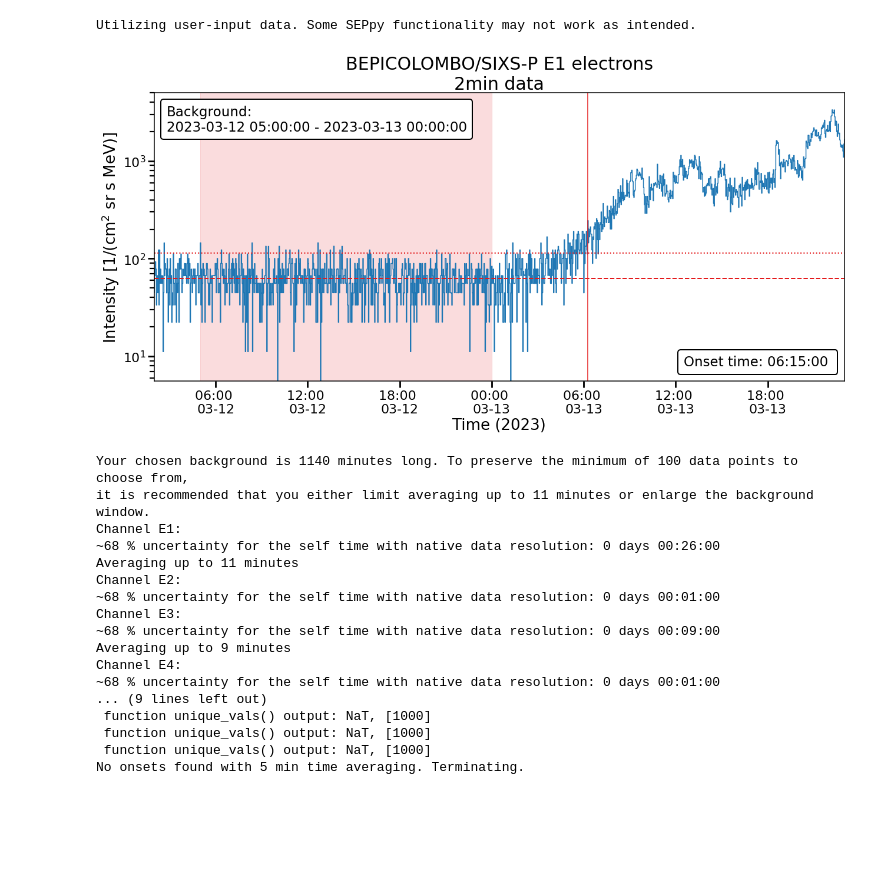
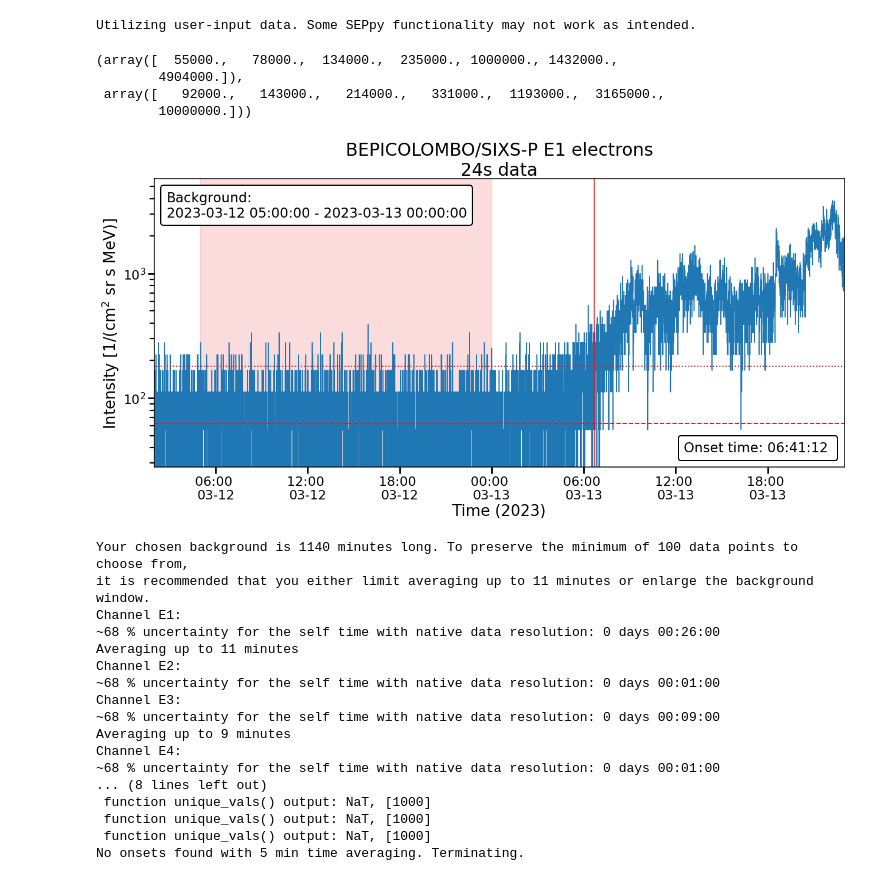
Before and after one commit to Christian-Palmroos/PyOnset, a Jupyter notebook: custom_data_testing.ipynb, the cells around one changed output. Cells and saved outputs as stored; diff of their text form; code cells hidden in the pictures; blank space fills up the shorter version.

```diff
--- a/custom_data_testing.ipynb
+++ b/custom_data_testing.ipynb
@@ -62,0 +52,7 @@ electrons.set_custom_channel_energies(low_bounds=sixs_e_lows, high_bounds=sixs_e
+# %%
+electrons.get_custom_channel_energies()
+# %% [output]
+(array([  55000.,   78000.,  134000.,  235000., 1000000., 1432000.,
+        4904000.]),
+ array([   92000.,   143000.,   214000.,   331000.,  1193000.,  3165000.,
+        10000000.]))
@@ -63,23 +70,25 @@ electrons.set_custom_channel_energies(low_bounds=sixs_e_lows, high_bounds=sixs_e
 # %%
 channel = "E1"
 plot_range = ["2023-03-12 02:00", "2023-03-13 23:00"]
 background = BootstrapWindow(start="2023-03-12 05:00", end="2023-03-13 00:00", bootstraps=1000)
-resample = "2 min"
+resample = None #"2 min"
 cusum_minutes = 60
 #
 onset_stats, flux_series = electrons.cusum_onset(channels=channel, background_range=background, xlim=plot_range, ylim=None,
                                              resample=resample, cusum_minutes=cusum_minutes, savepath="plots/onsets", save=False)
 # %% [output]
-[figure, old version]
+[figure, new version]
 # %%
+rng = 101010101
 sample_size = 0.75
 limit_averaging = "11 min"
 
 uncertainty_stats_by_channel = electrons.onset_statistics_per_channel(channels=list(electrons.data.columns), background=background,
-                                                                      cusum_minutes=cusum_minutes,
-                                                                      sample_size=sample_size, viewing=electrons.viewing,
-                                                                      limit_computation_time=True,
-                                                                      print_output=True, limit_averaging=limit_averaging)
+                                                                    cusum_minutes=cusum_minutes,
+                                                                    sample_size=sample_size, viewing=electrons.viewing,
+                                                                    limit_computation_time=True,
+                                                                    print_output=True, limit_averaging=limit_averaging,
+                                                                    random_seed=rng)
 # %% [output]
 Your chosen background is 1140 minutes long. To preserve the minimum of 100 data points to choose from,
 it is recommended that you either limit averaging up to 11 minutes or enlarge the background window.
@@ -93,7 +102,7 @@ Channel E3:
 Averaging up to 9 minutes
 Channel E4:
 ~68 % uncertainty for the self time with native data resolution: 0 days 00:01:00
-... (9 lines left out)
+... (8 lines left out)
  function unique_vals() output: NaT, [1000]
  function unique_vals() output: NaT, [1000]
  function unique_vals() output: NaT, [1000]
```
Also changed, not shown: parts of 9 cells of this notebook, 1 other file.
